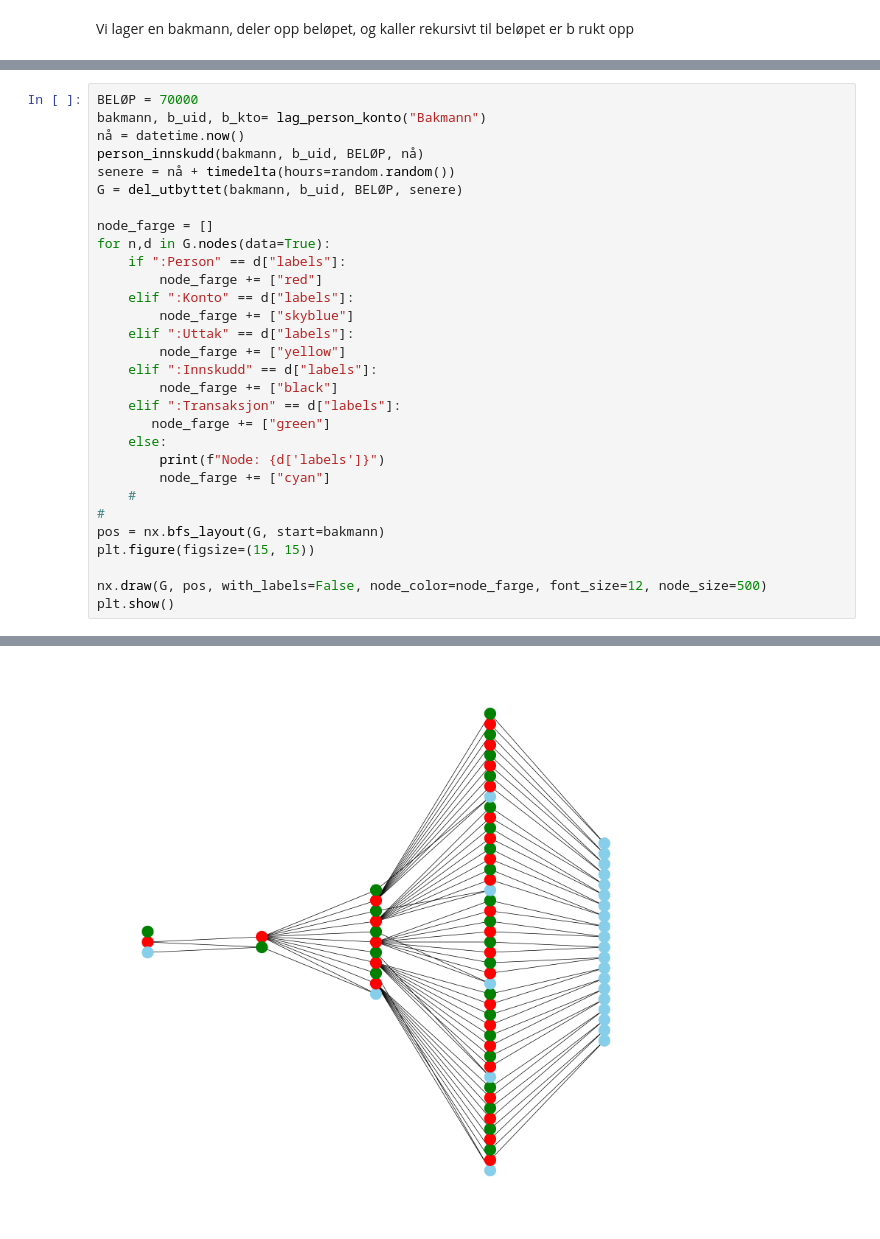
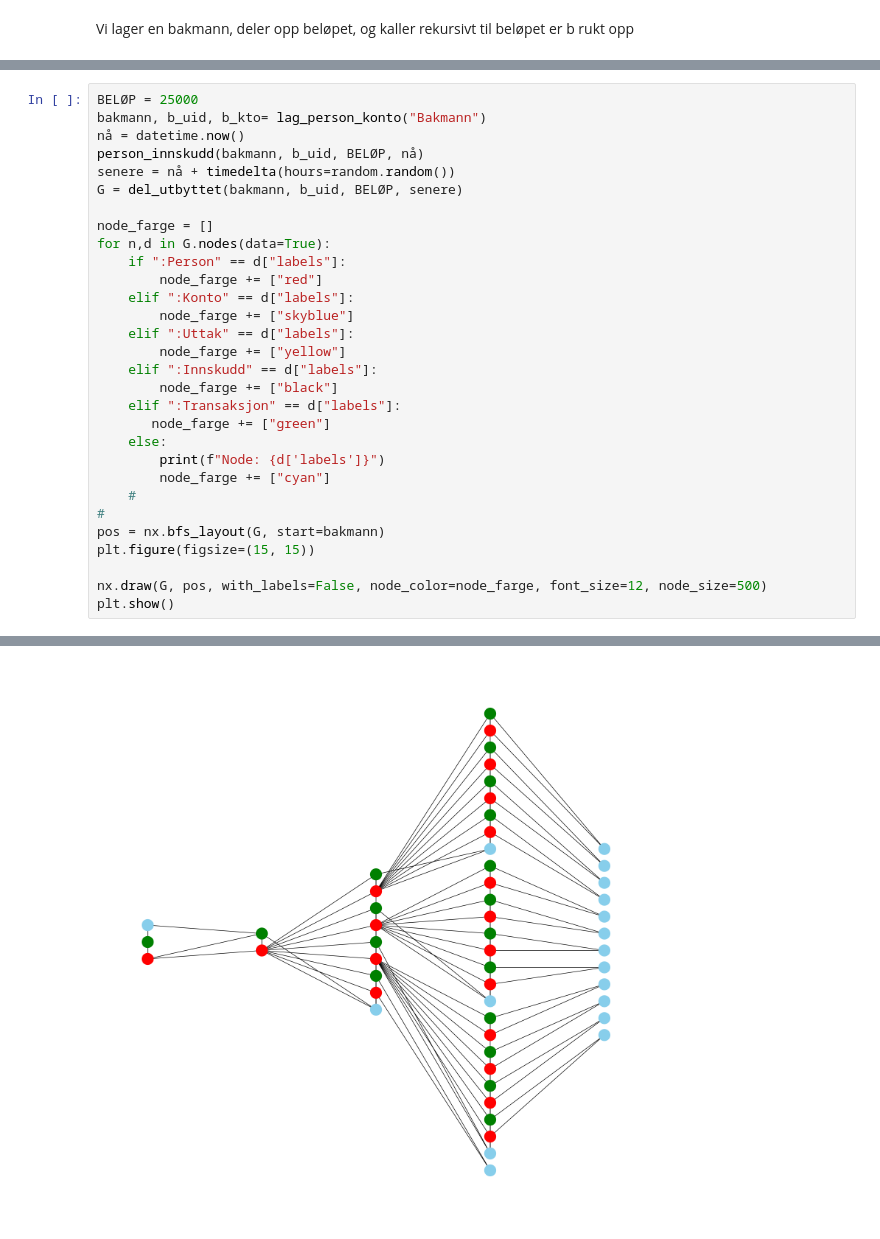
Before and after one commit to Tage-Politi/grafdag-2026, a Jupyter notebook: 4-økonomisk.ipynb, the cells around one changed output, grey strips where cells are left out. Cells and saved outputs as stored; diff of their text form.

```diff
--- a/4-økonomisk.ipynb
+++ b/4-økonomisk.ipynb
@@ -516,5 +522,5 @@ MultiGraph with 18 nodes and 33 edges
 # %%
-BELØP = 70000
+BELØP = 25000
 bakmann, b_uid, b_kto= lag_person_konto("Bakmann")
 nå = datetime.now()
 person_innskudd(bakmann, b_uid, BELØP, nå)
@@ -553 +557 @@ Beløpet 10734.7 skal deles slik: [2569.17, 2794.8, 2507.34, 2863.39]
-[figure, old version]
+[figure, new version]
```
Also changed, not shown: parts of 16 cells of this notebook.
